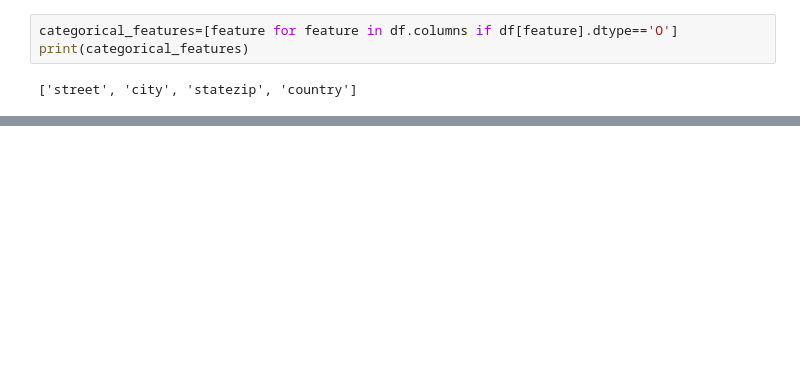
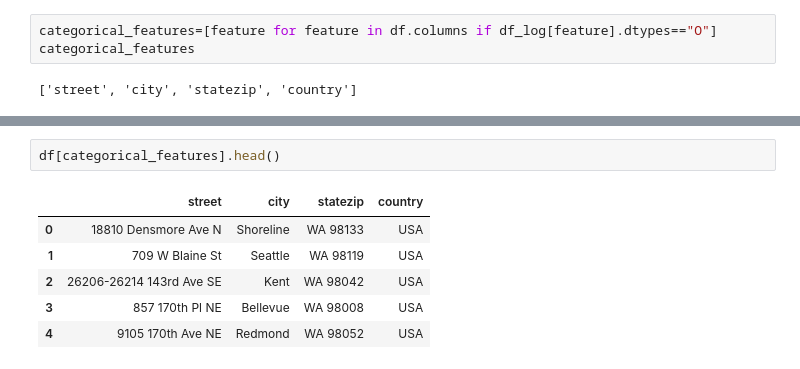
Before and after one commit to DenisSobczyk/House_Price_Prediction, a Jupyter notebook: app.ipynb, the cells around one changed output, grey strips where cells are left out. Cells and saved outputs as stored; diff of their text form; blank space fills up the shorter version.

```diff
--- a/app.ipynb
+++ b/app.ipynb
@@ -399,5 +420,5 @@ for feature in continuous_features:
 # %%
-categorical_features=[feature for feature in df.columns if df[feature].dtype=='O']
-print(categorical_features)
+categorical_features=[feature for feature in df.columns if df_log[feature].dtypes=="O"]
+categorical_features
 # %% [output]
 ['street', 'city', 'statezip', 'country']
@@ -403,0 +445,9 @@ print(categorical_features)
+# %%
+df[categorical_features].head()
+# %% [output]
+|  | street | city | statezip | country |
+| 0 | 18810 Densmore Ave N | Shoreline | WA 98133 | USA |
+| 1 | 709 W Blaine St | Seattle | WA 98119 | USA |
+| 2 | 26206-26214 143rd Ave SE | Kent | WA 98042 | USA |
+| 3 | 857 170th Pl NE | Bellevue | WA 98008 | USA |
+| 4 | 9105 170th Ave NE | Redmond | WA 98052 | USA |
```
Also changed, not shown: parts of 17 cells of this notebook.
